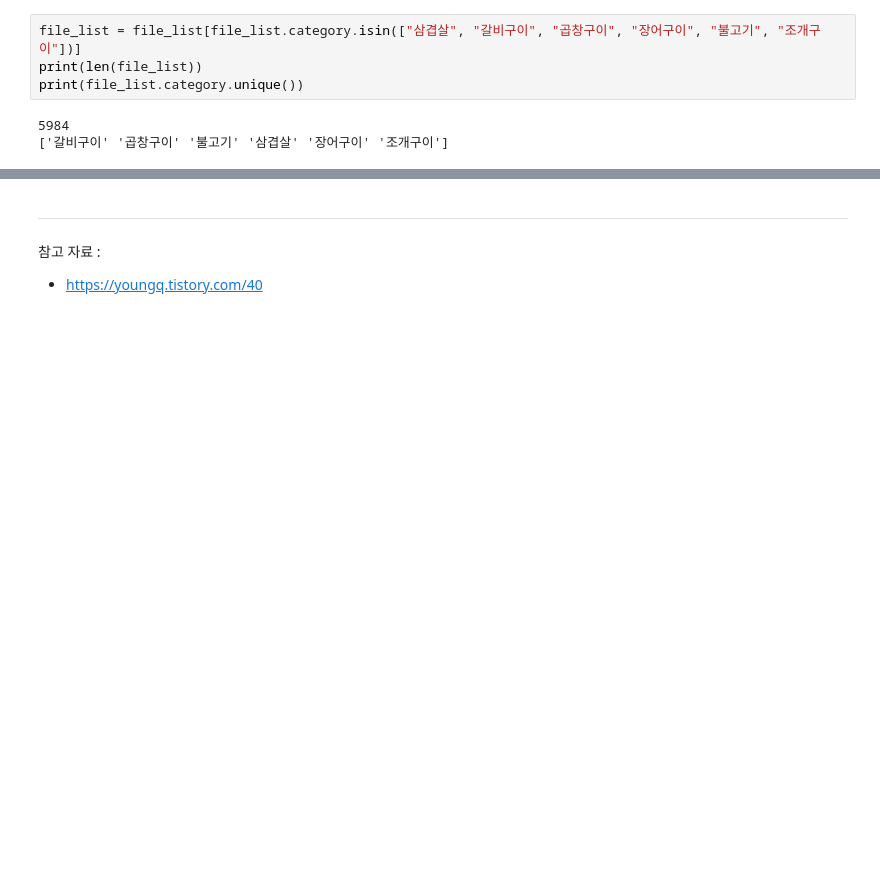
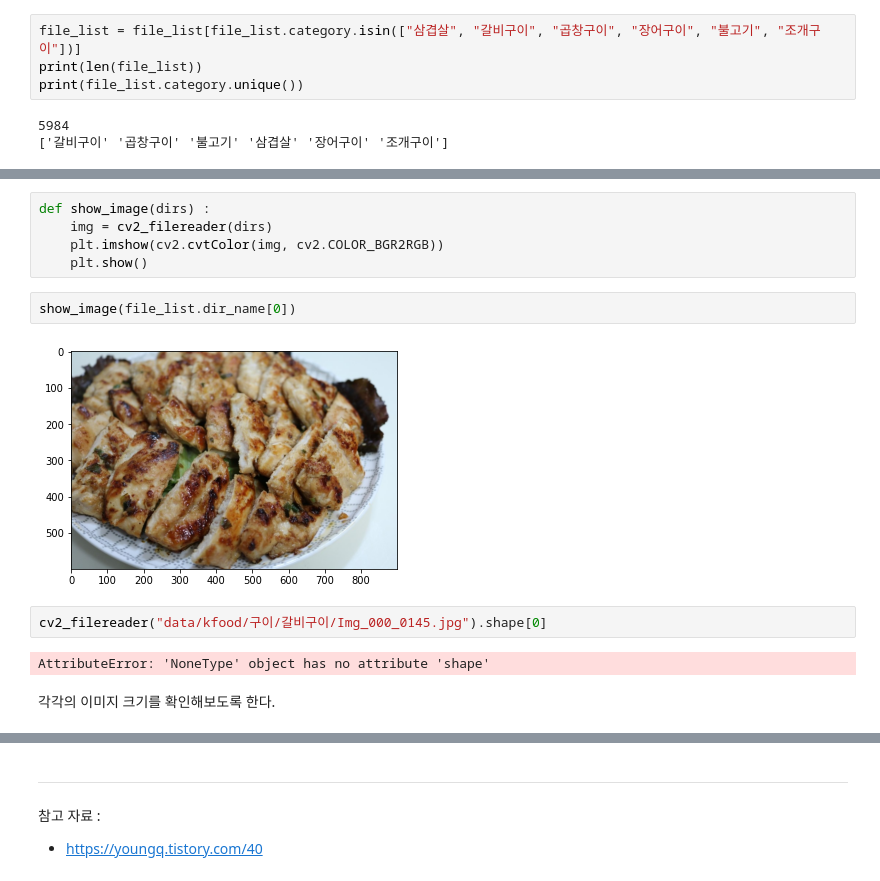
Before and after one commit to Chanjun-kim/Chanjun-kim.github.io, a Jupyter notebook: _ipynb/2021-06-08-CNN.ipynb, the cells around one changed output, grey strips where cells are left out. Cells and saved outputs as stored; diff of their text form; blank space fills up the shorter version.

```diff
--- a/_ipynb/2021-06-08-CNN.ipynb
+++ b/_ipynb/2021-06-08-CNN.ipynb
@@ -152,0 +190,15 @@ print(file_list.category.unique())
+# %%
+def show_image(dirs) :
+    img = cv2_filereader(dirs)
+    plt.imshow(cv2.cvtColor(img, cv2.COLOR_BGR2RGB))
+    plt.show()
+# %%
+show_image(file_list.dir_name[0])
+# %% [output]
+[figure, added]
+# %%
+cv2_filereader("data/kfood/구이/갈비구이/Img_000_0145.jpg").shape[0]
+# %% [output]
+AttributeError: 'NoneType' object has no attribute 'shape'
+# %% [markdown]
+각각의 이미지 크기를 확인해보도록 한다.
```
Also changed, not shown: parts of 25 cells of this notebook, 1 other file.
